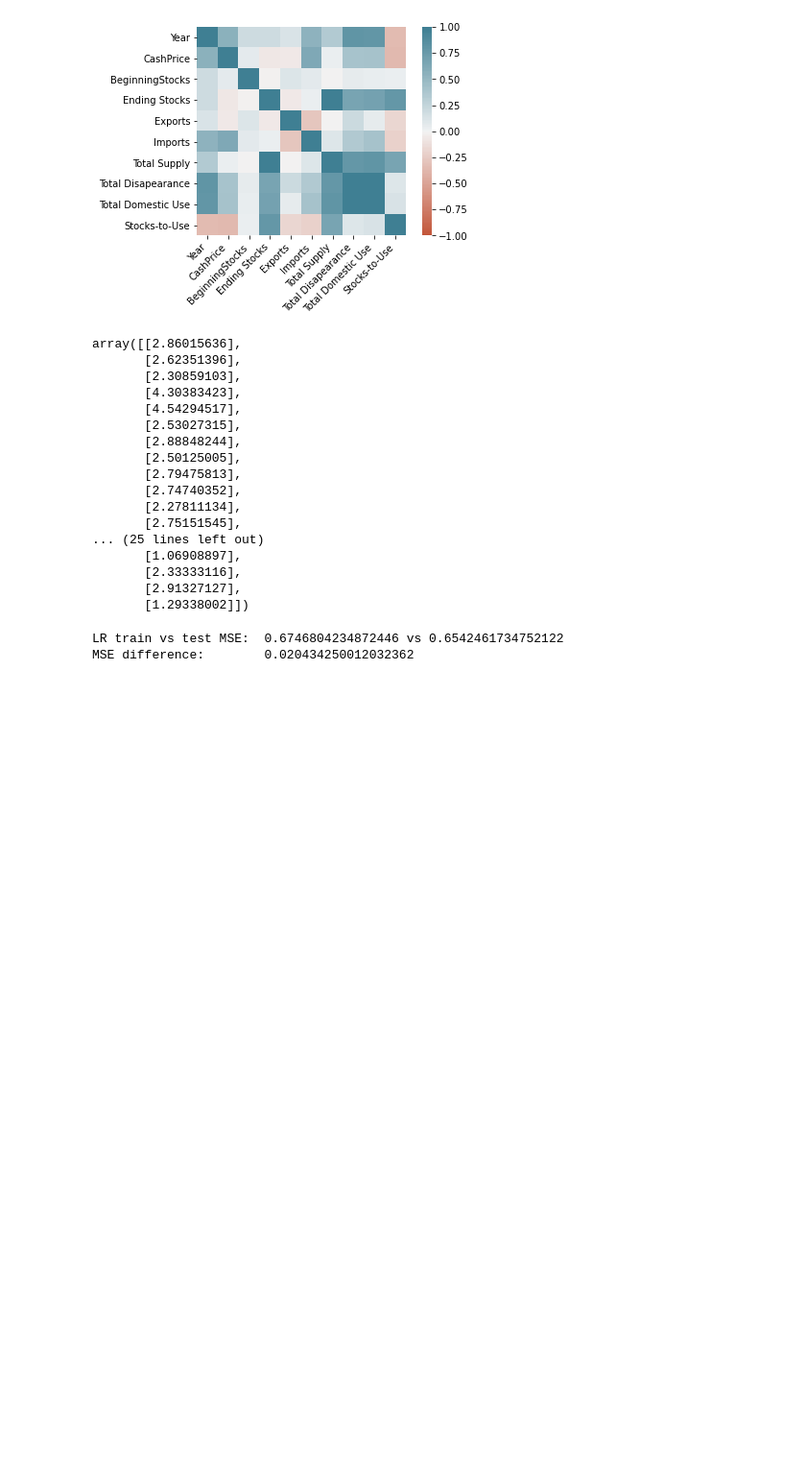
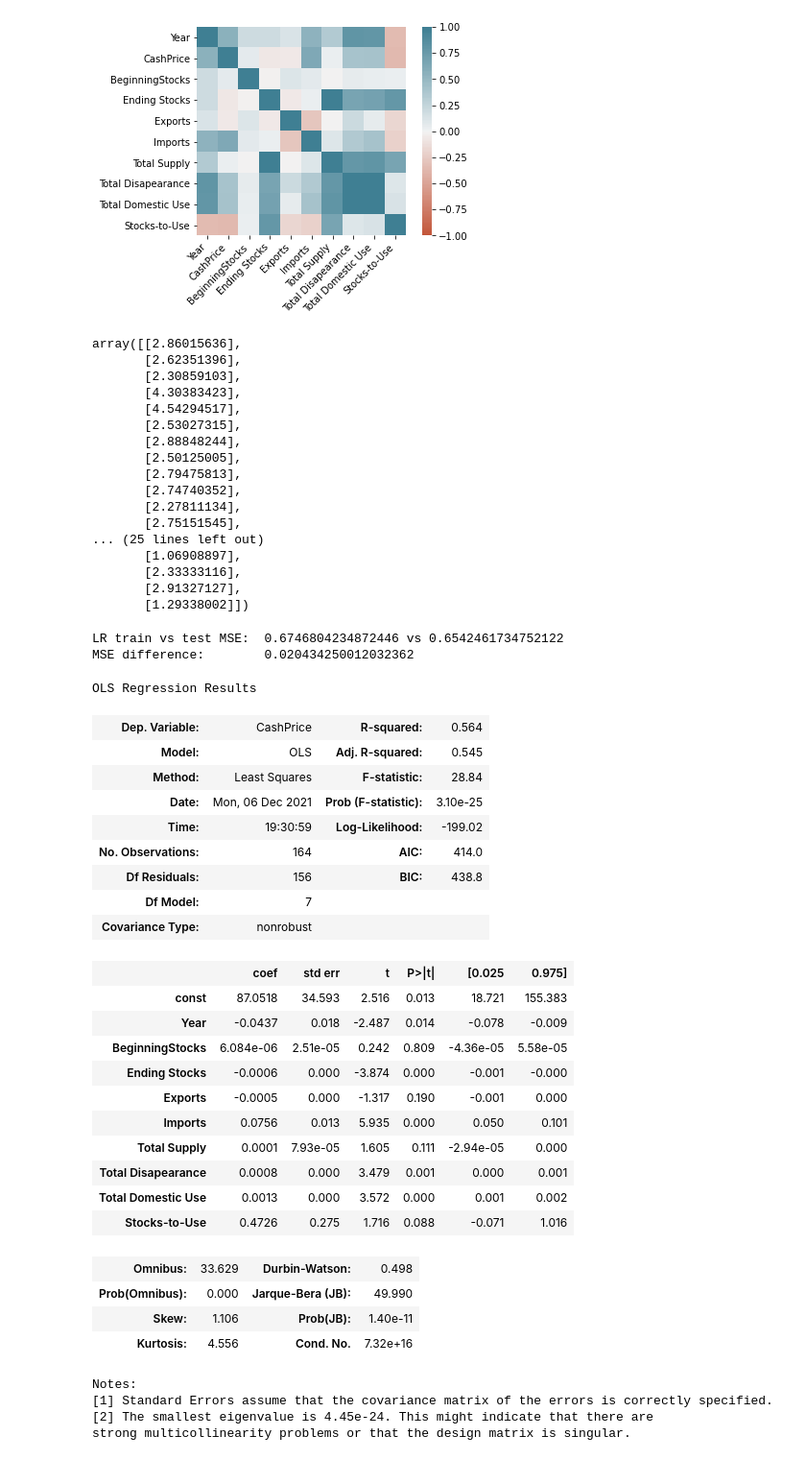
Before and after one commit to noahwhlim/CornCashPrices, a Jupyter notebook: DS 201 Team 18 Final Project.ipynb, the cells around one changed output. Shown at 96% size. Cells and saved outputs as stored; diff of their text form; code cells hidden in the pictures; blank space fills up the shorter version.

Commit message:
Add files via upload
Filtered variables by p-value

```diff
--- a/DS 201 Team 18 Final Project.ipynb
+++ b/DS 201 Team 18 Final Project.ipynb
@@ -116,3 +116,37 @@ print('MSE difference:       ', (LRtrainmse-LRtestmse))
 # %% [output]
 LR train vs test MSE:  0.6746804234872446 vs 0.6542461734752122
 MSE difference:        0.020434250012032362
+# %%
+model = sm.OLS(newcorn['CashPrice'], X)
+results = model.fit()
+results.summary()
+# %% [output]
+OLS Regression Results
+| Dep. Variable: | CashPrice | R-squared: | 0.564 |
+| Model: | OLS | Adj. R-squared: | 0.545 |
+| Method: | Least Squares | F-statistic: | 28.84 |
+| Date: | Mon, 06 Dec 2021 | Prob (F-statistic): | 3.10e-25 |
+| Time: | 19:30:59 | Log-Likelihood: | -199.02 |
+| No. Observations: | 164 | AIC: | 414.0 |
+| Df Residuals: | 156 | BIC: | 438.8 |
+| Df Model: | 7 |  |  |
+| Covariance Type: | nonrobust |  |  |
+|  | coef | std err | t | P>|t| | [0.025 | 0.975] |
+| const | 87.0518 | 34.593 | 2.516 | 0.013 | 18.721 | 155.383 |
+| Year | -0.0437 | 0.018 | -2.487 | 0.014 | -0.078 | -0.009 |
+| BeginningStocks | 6.084e-06 | 2.51e-05 | 0.242 | 0.809 | -4.36e-05 | 5.58e-05 |
+| Ending Stocks | -0.0006 | 0.000 | -3.874 | 0.000 | -0.001 | -0.000 |
+| Exports | -0.0005 | 0.000 | -1.317 | 0.190 | -0.001 | 0.000 |
+| Imports | 0.0756 | 0.013 | 5.935 | 0.000 | 0.050 | 0.101 |
+| Total Supply | 0.0001 | 7.93e-05 | 1.605 | 0.111 | -2.94e-05 | 0.000 |
+| Total Disapearance | 0.0008 | 0.000 | 3.479 | 0.001 | 0.000 | 0.001 |
+| Total Domestic Use | 0.0013 | 0.000 | 3.572 | 0.000 | 0.001 | 0.002 |
+| Stocks-to-Use | 0.4726 | 0.275 | 1.716 | 0.088 | -0.071 | 1.016 |
+| Omnibus: | 33.629 | Durbin-Watson: | 0.498 |
+| Prob(Omnibus): | 0.000 | Jarque-Bera (JB): | 49.990 |
+| Skew: | 1.106 | Prob(JB): | 1.40e-11 |
+| Kurtosis: | 4.556 | Cond. No. | 7.32e+16 |
+Notes:
+[1] Standard Errors assume that the covariance matrix of the errors is correctly specified.
+[2] The smallest eigenvalue is 4.45e-24. This might indicate that there are
+strong multicollinearity problems or that the design matrix is singular.
```
Also changed, not shown: parts of 5 cells of this notebook.
